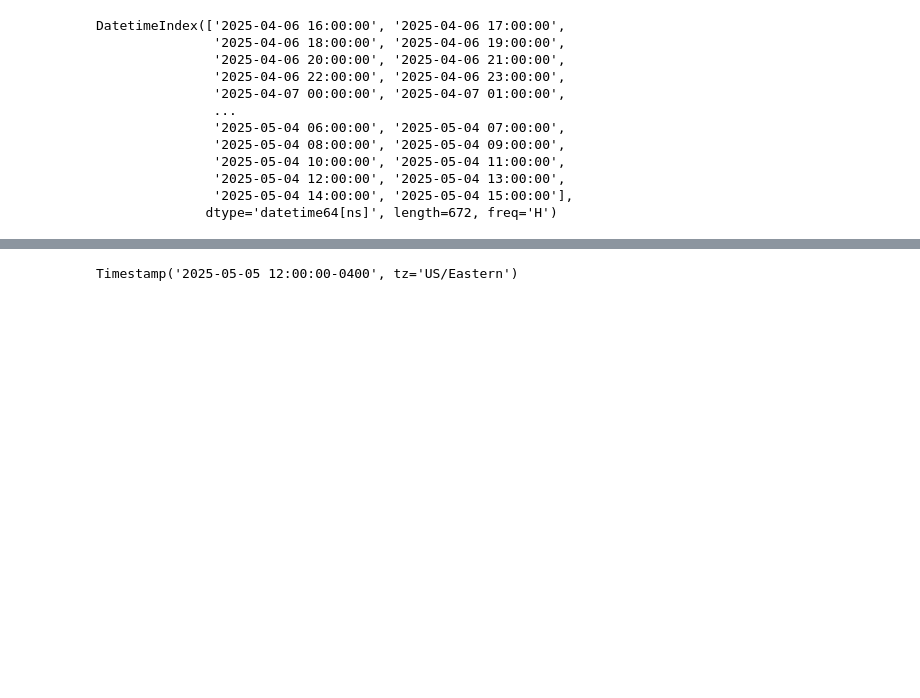
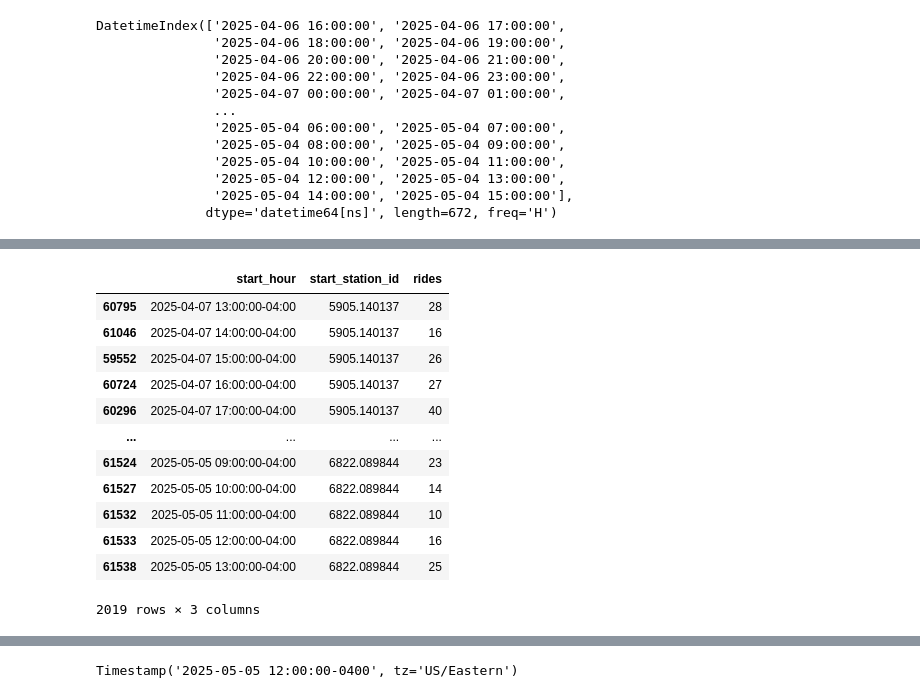
Before and after one commit to nolantphillips/CitiBike, a Jupyter notebook: frontend/test.ipynb, the cells around one changed output, grey strips where cells are left out. Drawn from its saved outputs; the diff is of its cells as text; code cells hidden in the pictures; blank space fills up the shorter version.

```diff
--- a/frontend/test.ipynb
+++ b/frontend/test.ipynb
@@ -297,0 +304,4 @@ Finished: Reading data from Hopsworks, using Hopsworks Feature Query Service (0.
+# %%
+from src.inference import fetch_hourly_rides
+
+test = fetch_hourly_rides(672).sort_values(["start_station_id", "start_hour"])
@@ -297,0 +317,16 @@ Finished: Reading data from Hopsworks, using Hopsworks Feature Query Service (0.
+# %%
+test
+# %% [output]
+|  | start_hour | start_station_id | rides |
+| 60795 | 2025-04-07 13:00:00-04:00 | 5905.140137 | 28 |
+| 61046 | 2025-04-07 14:00:00-04:00 | 5905.140137 | 16 |
+| 59552 | 2025-04-07 15:00:00-04:00 | 5905.140137 | 26 |
+| 60724 | 2025-04-07 16:00:00-04:00 | 5905.140137 | 27 |
+| 60296 | 2025-04-07 17:00:00-04:00 | 5905.140137 | 40 |
+| ... | ... | ... | ... |
+| 61524 | 2025-05-05 09:00:00-04:00 | 6822.089844 | 23 |
+| 61527 | 2025-05-05 10:00:00-04:00 | 6822.089844 | 14 |
+| 61532 | 2025-05-05 11:00:00-04:00 | 6822.089844 | 10 |
+| 61533 | 2025-05-05 12:00:00-04:00 | 6822.089844 | 16 |
+| 61538 | 2025-05-05 13:00:00-04:00 | 6822.089844 | 25 |
+2019 rows × 3 columns
```
Also changed, not shown: parts of 5 cells of this notebook, 2 other files.
